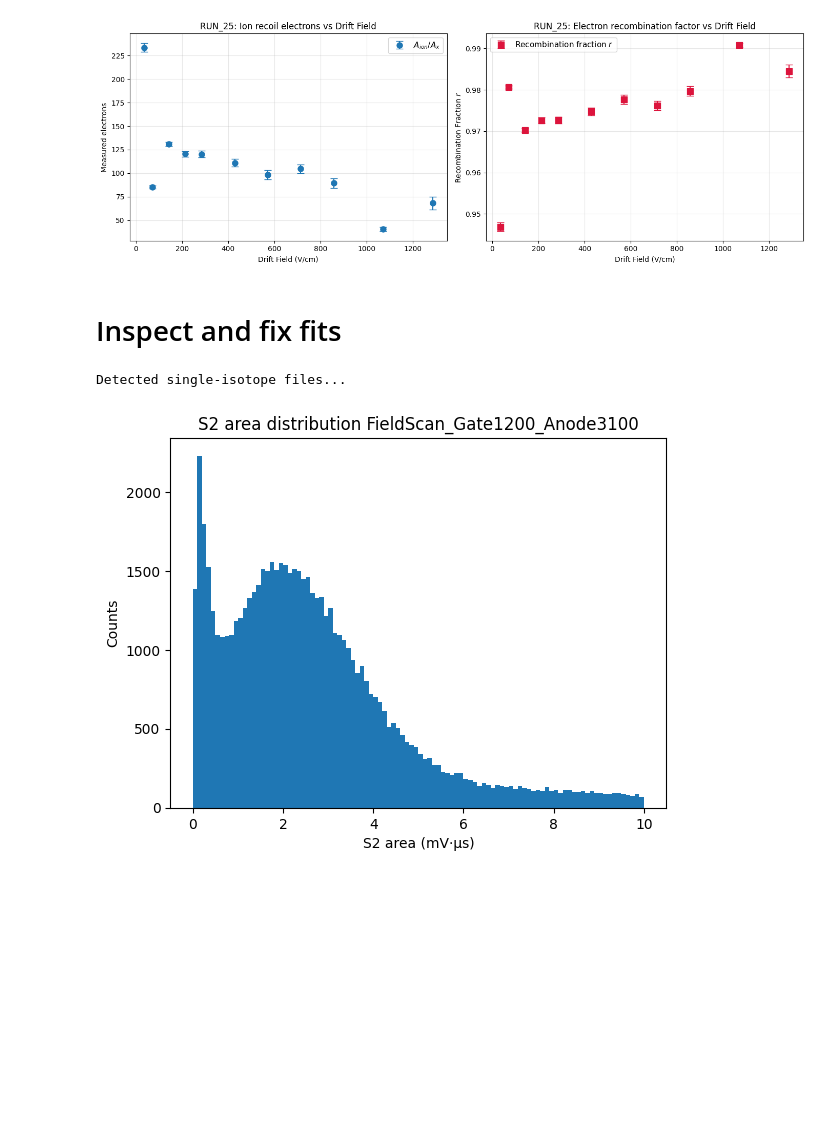
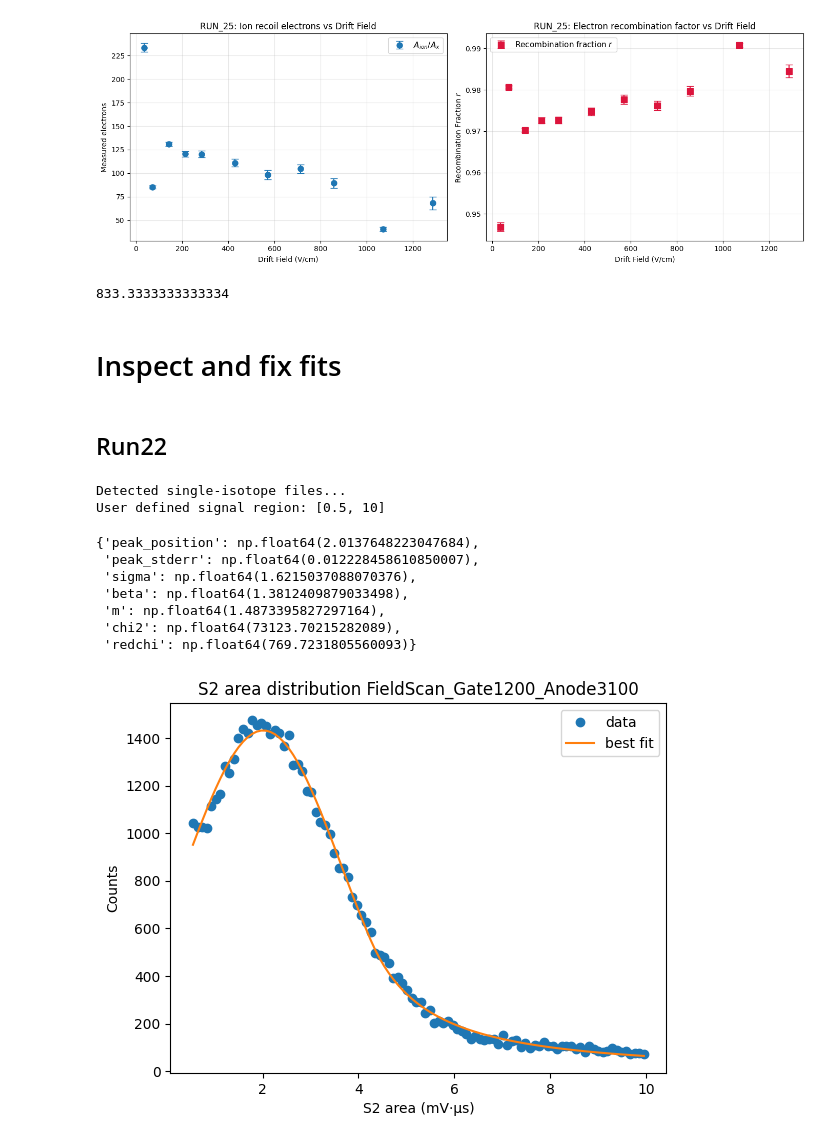
Before and after one commit to proscrite/RaTag, a Jupyter notebook: notebooks/summary_runs.ipynb, the cells around one changed output. Drawn from its saved outputs; the diff is of its cells as text; code cells hidden in the pictures; blank space fills up the shorter version.

```diff
--- a/notebooks/summary_runs.ipynb
+++ b/notebooks/summary_runs.ipynb
@@ -182,5 +220,9 @@ CALIBRATION COMPLETE
 [figure]
 [figure]
 [figure]
+# %%
+2500/3
+# %% [output]
+833.3333333333334
 # %% [markdown]
 # Inspect and fix fits
@@ -187,9 +231,34 @@ CALIBRATION COMPLETE
+# %% [markdown]
+## Run22
 # %%
+
 dirr = Path('/Volumes/KINGSTON/RaTag_data/RUN22_Th228/FieldScan_Gate1200_Anode3100')
 setr = set_from_dir(dirr)
 s6a = load_s2area(setr)
-plt.hist(s6a.areas, range = (0, 10), bins=100);
+
+areas = s6a.areas
+lower_bound = 0.5
+upper_limit = 10
+mask = (areas > lower_bound) & (areas < upper_limit)
+areas = areas[mask]
+
+n, bins = np.histogram(areas, range = (lower_bound, upper_limit), bins=100);
+cbins = 0.5 * (bins[1:] + bins[:-1])
+
+n_sig = n[n > 0]
+cbins_sig = cbins[n > 0]
+params, result = _fit_signal_crystalball(cbins_sig, n_sig, lower_bound=lower_bound, upper_limit=upper_limit)
+result.plot_fit()
 plt.gca().set(title=f'S2 area distribution {setr.source_dir.name}', xlabel='S2 area (mV·µs)', ylabel='Counts');
+params
 # %% [output]
 Detected single-isotope files...
+User defined signal region: [0.5, 10]
+{'peak_position': np.float64(2.0137648223047684),
+ 'peak_stderr': np.float64(0.012228458610850007),
+ 'sigma': np.float64(1.6215037088070376),
+ 'beta': np.float64(1.3812409879033498),
+ 'm': np.float64(1.4873395827297164),
+ 'chi2': np.float64(73123.70215282089),
+ 'redchi': np.float64(769.7231805560093)}
-[figure, old version]
+[figure, new version]
```
Also changed, not shown: parts of 74 cells of this notebook, 6 other files.
